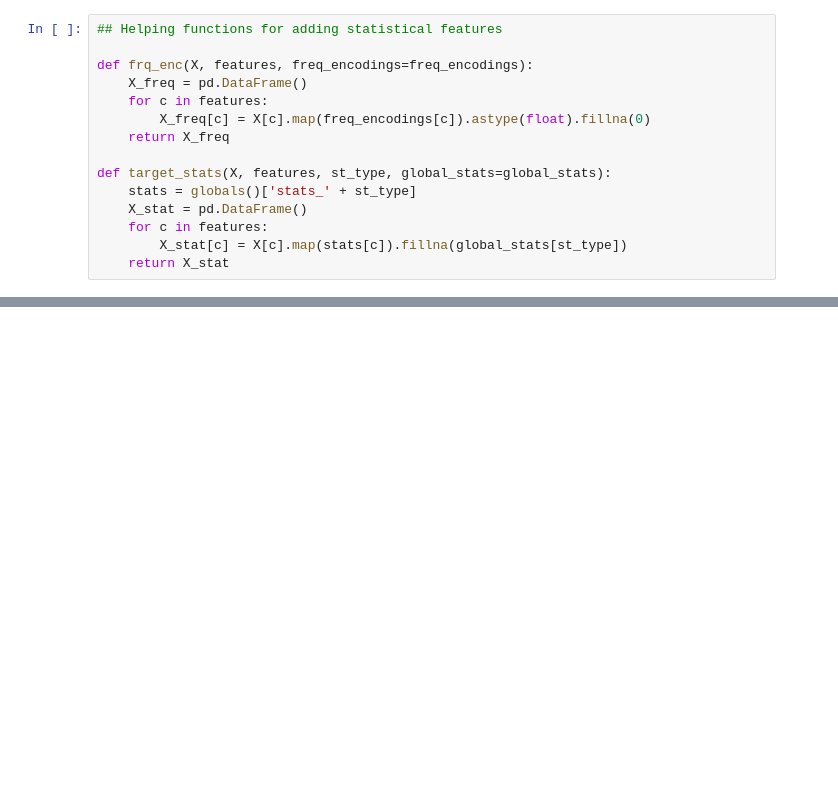
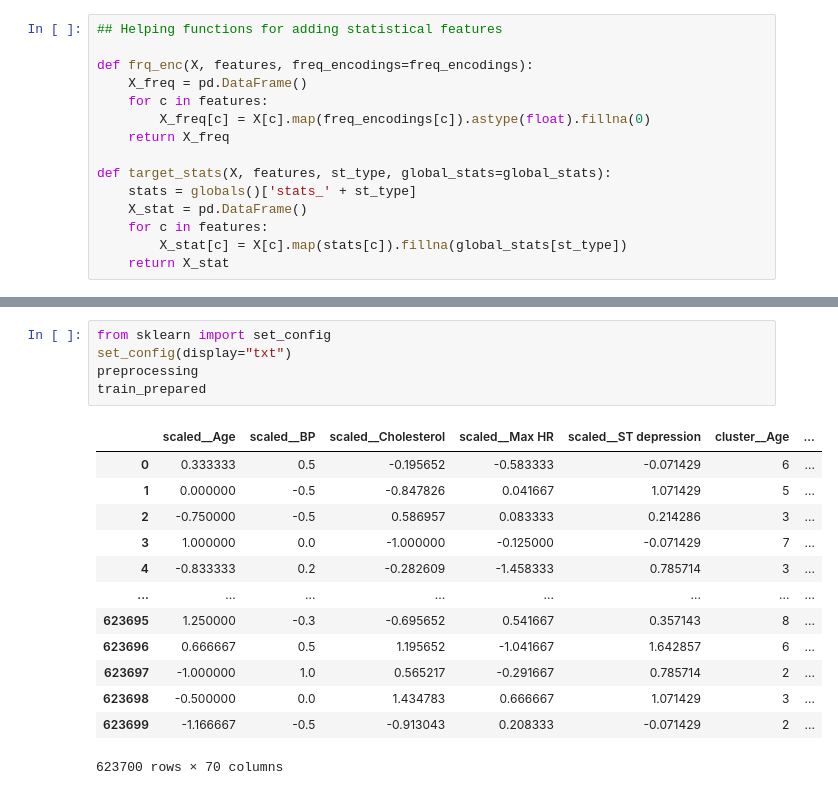
Before and after one commit to Mohamad-Farahani/Heart-disease-kaggle, a Jupyter notebook: Notebook1.ipynb, the cells around one changed output, grey strips where cells are left out. Drawn from its saved outputs; the diff is of its cells as text; blank space fills up the shorter version.

```diff
--- a/Notebook1.ipynb
+++ b/Notebook1.ipynb
@@ -257,0 +315,19 @@ print(f'Number of unfiltered features: {train_prepared.shape[1]}')
+# %%
+from sklearn import set_config
+set_config(display="txt")
+preprocessing
+train_prepared
+# %% [output]
+|  | scaled__Age | scaled__BP | scaled__Cholesterol | scaled__Max HR | scaled__ST depression | cluster__Age | ... |
+| 0 | 0.333333 | 0.5 | -0.195652 | -0.583333 | -0.071429 | 6 | ... |
+| 1 | 0.000000 | -0.5 | -0.847826 | 0.041667 | 1.071429 | 5 | ... |
+| 2 | -0.750000 | -0.5 | 0.586957 | 0.083333 | 0.214286 | 3 | ... |
+| 3 | 1.000000 | 0.0 | -1.000000 | -0.125000 | -0.071429 | 7 | ... |
+| 4 | -0.833333 | 0.2 | -0.282609 | -1.458333 | 0.785714 | 3 | ... |
+| ... | ... | ... | ... | ... | ... | ... | ... |
+| 623695 | 1.250000 | -0.3 | -0.695652 | 0.541667 | 0.357143 | 8 | ... |
+| 623696 | 0.666667 | 0.5 | 1.195652 | -1.041667 | 1.642857 | 6 | ... |
+| 623697 | -1.000000 | 1.0 | 0.565217 | -0.291667 | 0.785714 | 2 | ... |
+| 623698 | -0.500000 | 0.0 | 1.434783 | 0.666667 | 1.071429 | 3 | ... |
+| 623699 | -1.166667 | -0.5 | -0.913043 | 0.208333 | -0.071429 | 2 | ... |
+623700 rows × 70 columns
```
Also changed, not shown: parts of 12 cells of this notebook, 1 other file.
